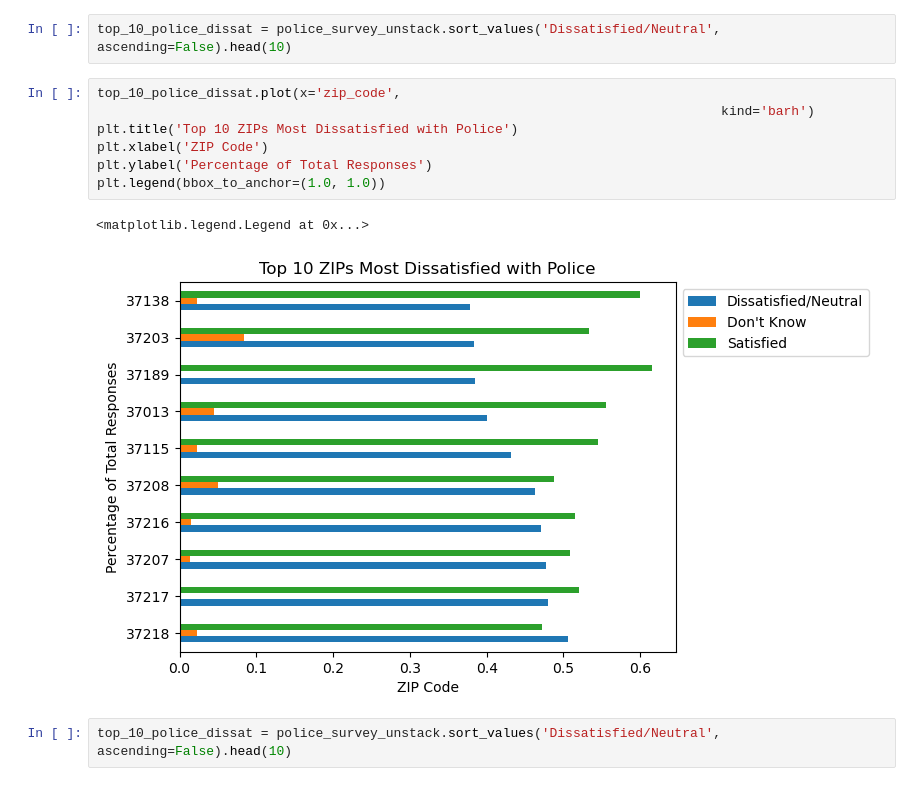
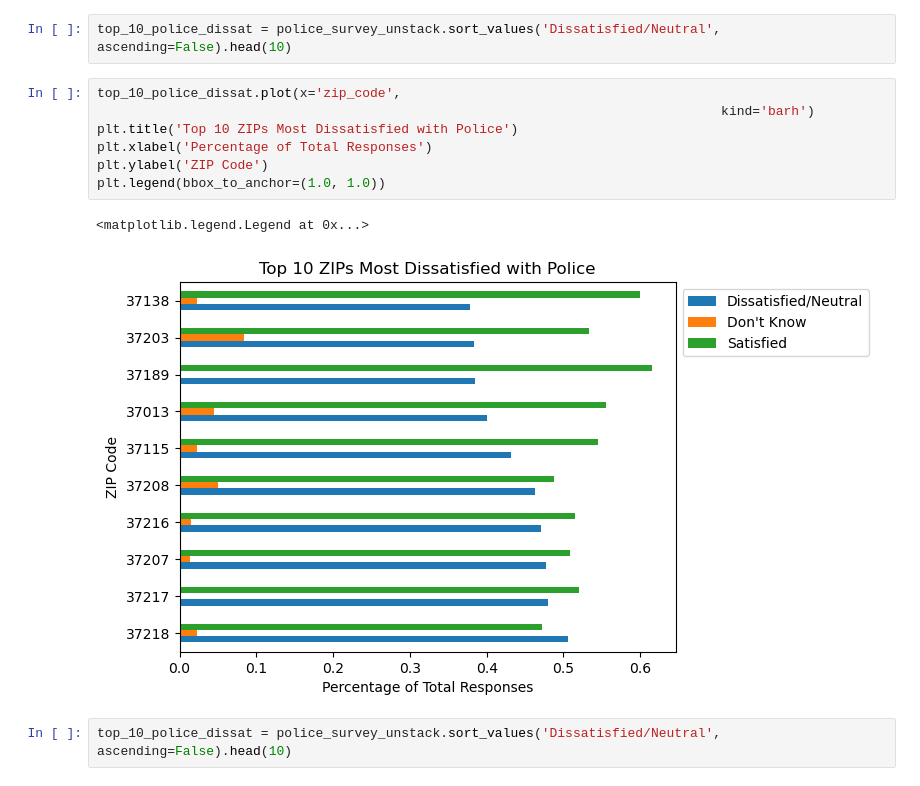
Before and after one commit to edwardbrown750/nss_da9_Capstone, a Jupyter notebook: notebook/ed_brown_da9_capstone_analysis_notebook.ipynb, the cells around one changed output. Saved outputs shown, nothing was run; the diff lists cells and outputs as text.

```diff
--- a/notebook/ed_brown_da9_capstone_analysis_notebook.ipynb
+++ b/notebook/ed_brown_da9_capstone_analysis_notebook.ipynb
@@ -492,13 +493,13 @@ top_10_police_dissat = police_survey_unstack.sort_values('Dissatisfied/Neutral',
 # %%
 top_10_police_dissat.plot(x='zip_code',
                                                                                 kind='barh')
 plt.title('Top 10 ZIPs Most Dissatisfied with Police')
-plt.xlabel('ZIP Code')
-plt.ylabel('Percentage of Total Responses')
+plt.xlabel('Percentage of Total Responses')
+plt.ylabel('ZIP Code')
 plt.legend(bbox_to_anchor=(1.0, 1.0))
 # %% [output]
 <matplotlib.legend.Legend at 0x...>
-[figure, old version]
+[figure, new version]
 # %%
 top_10_police_dissat = police_survey_unstack.sort_values('Dissatisfied/Neutral', ascending=False).head(10)
 # %%
```
Also changed, not shown: parts of 23 cells of this notebook, 3 other files.
